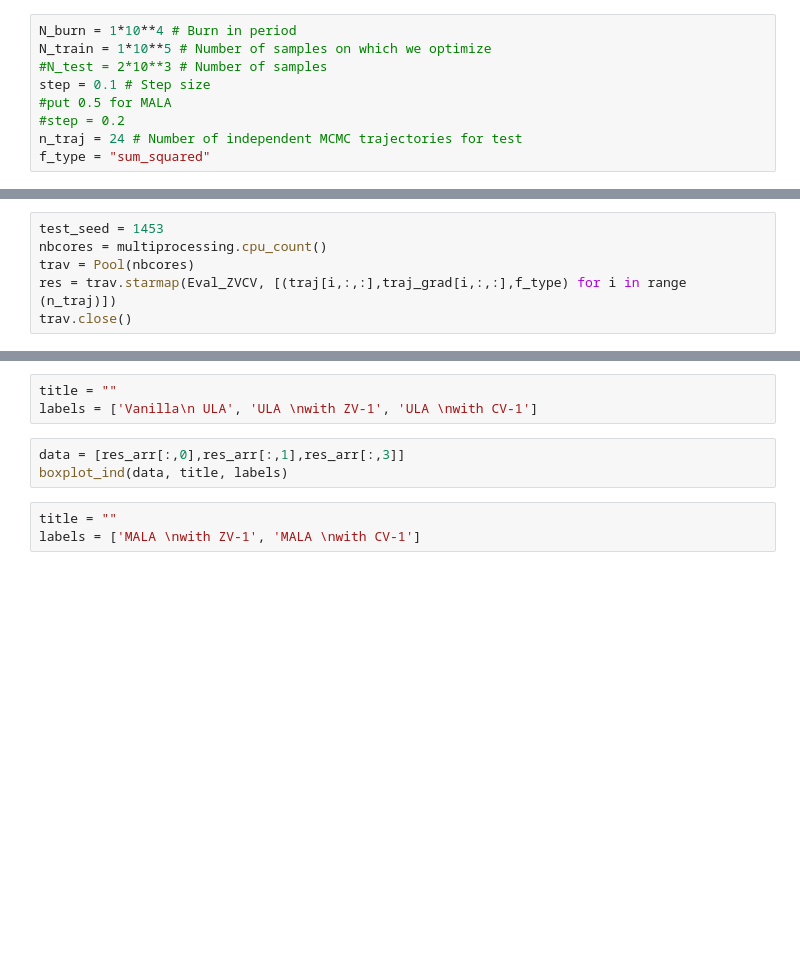
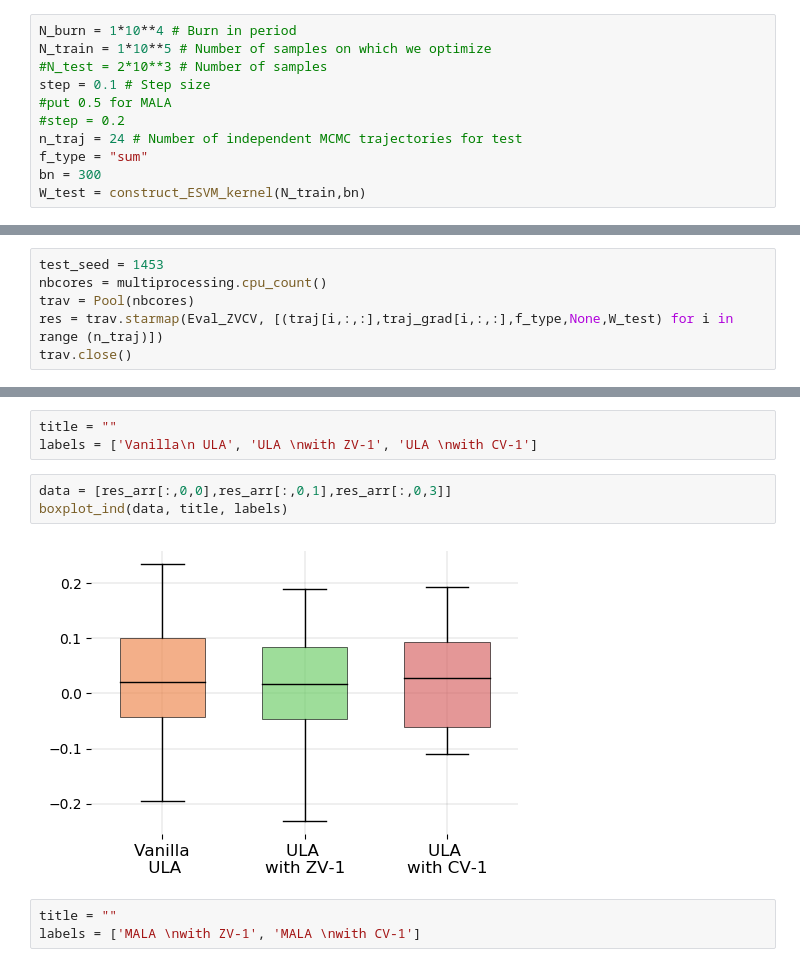
Before and after one commit to svsamsonov/VR-MCMC, a Jupyter notebook: Code/Banan_shape_CV.ipynb, the cells around one changed output, grey strips where cells are left out. Cells and saved outputs as stored; diff of their text form; blank space fills up the shorter version.

```diff
--- a/Code/Banan_shape_CV.ipynb
+++ b/Code/Banan_shape_CV.ipynb
@@ -24,7 +24,9 @@ step = 0.1 # Step size
 #put 0.5 for MALA
 #step = 0.2
 n_traj = 24 # Number of independent MCMC trajectories for test
-f_type = "sum_squared"
+f_type = "sum"
+bn = 300
+W_test = construct_ESVM_kernel(N_train,bn)
 # %% [markdown]
 Choose density parameters
 # %%
@@ -59,7 +66,7 @@ traj_grad = (-1)*traj_grad
 test_seed = 1453
 nbcores = multiprocessing.cpu_count()
 trav = Pool(nbcores)
-res = trav.starmap(Eval_ZVCV, [(traj[i,:,:],traj_grad[i,:,:],f_type) for i in range (n_traj)])
+res = trav.starmap(Eval_ZVCV, [(traj[i,:,:],traj_grad[i,:,:],f_type,None,W_test) for i in range (n_traj)])
 trav.close()
 # %%
 res_arr = np.asarray(res)
@@ -70,8 +94,10 @@ print(res_arr.shape)
 title = ""
 labels = ['Vanilla\n ULA', 'ULA \nwith ZV-1', 'ULA \nwith CV-1']
 # %%
-data = [res_arr[:,0],res_arr[:,1],res_arr[:,3]]
+data = [res_arr[:,0,0],res_arr[:,0,1],res_arr[:,0,3]]
 boxplot_ind(data, title, labels)
+# %% [output]
+[figure, added]
 # %%
 title = ""
 labels = ['MALA \nwith ZV-1', 'MALA \nwith CV-1']
```
Also changed, not shown: parts of 8 cells of this notebook, 7 other files.
